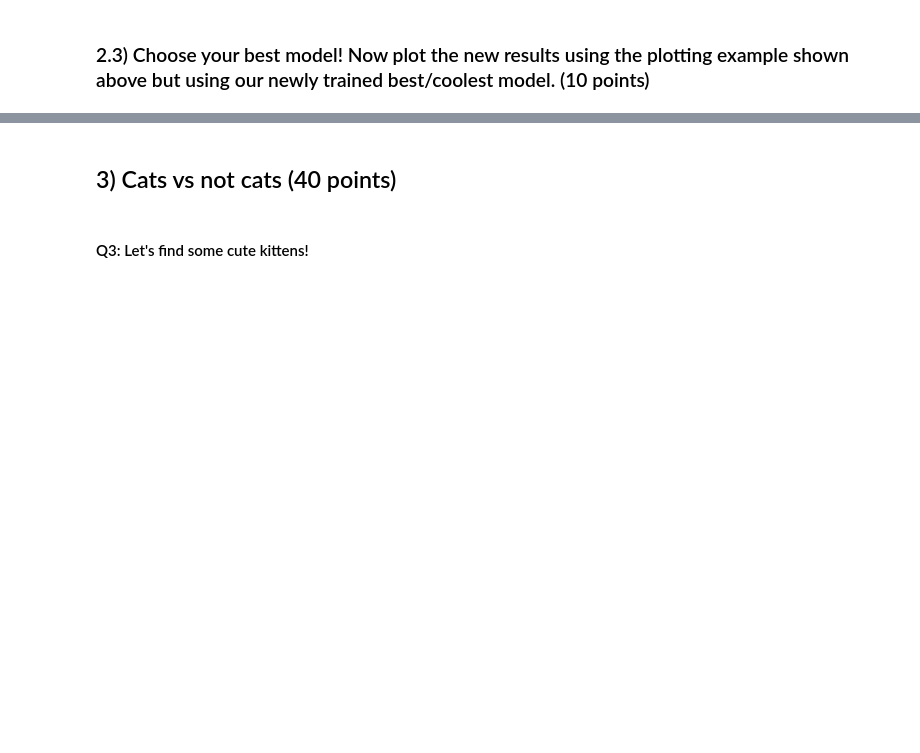
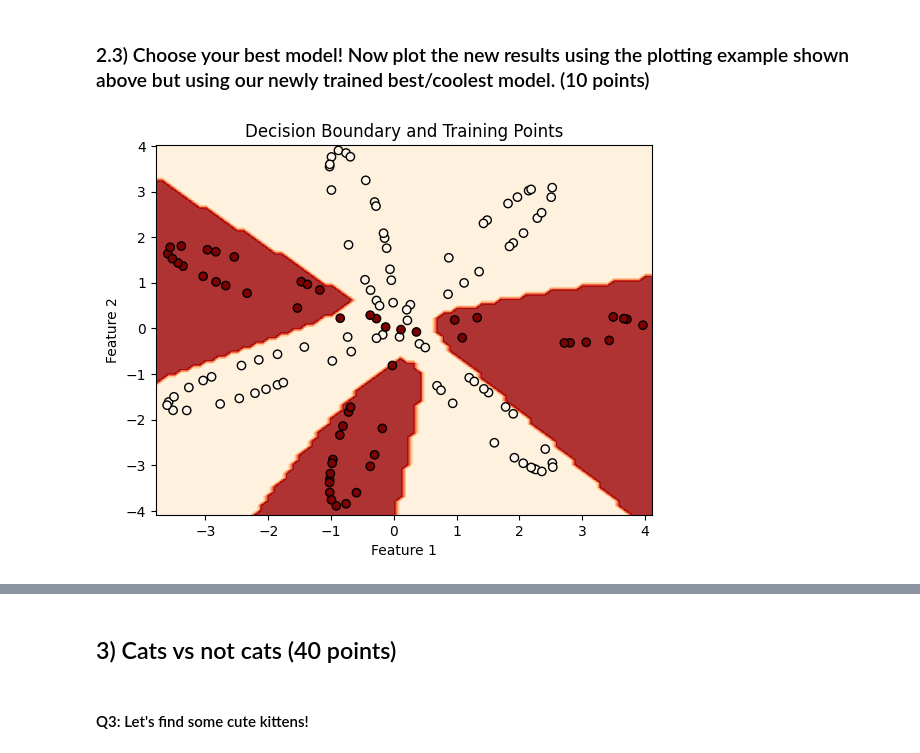
Before and after one commit to TerryYan26/hw3, a Jupyter notebook: HW3_DNNs_&_CNNs.ipynb, the cells around one changed output, grey strips where cells are left out. Saved outputs shown, nothing was run; the diff lists cells and outputs as text; code cells hidden in the pictures; blank space fills up the shorter version.

```diff
--- a/HW3_DNNs_&_CNNs.ipynb
+++ b/HW3_DNNs_&_CNNs.ipynb
@@ -171,2 +450,28 @@ history = model.fit(X_train.astype('float'), y_train, batch_size = 10, epochs =
 # %% [markdown]
 ### 2.3) Choose your best model! Now plot the new results using the plotting example shown above but using our newly trained best/coolest model. (10 points)
+# %%
+import numpy as np
+import matplotlib.pyplot as plt
+
+def testModelKeras(X, y, model, h=0.1, f=1.05):
+    x_min, x_max = X[:, 0].min() * f, X[:, 0].max() * f
+    y_min, y_max = X[:, 1].min() * f, X[:, 1].max() * f
+
+    xmesh, ymesh = np.meshgrid(np.arange(x_min, x_max, h), np.arange(y_min, y_max, h))
+
+    Z = model.predict(np.c_[xmesh.ravel(), ymesh.ravel()])
+    Z = (Z > 0.5) * 1
+    Z = Z.reshape(xmesh.shape)
+
+    # Plot the contour and training points
+    plt.contourf(xmesh, ymesh, Z, alpha=0.8, cmap=plt.cm.OrRd)
+    plt.scatter(X[:, 0], X[:, 1], c=y.flatten(), edgecolors='k', cmap=plt.cm.OrRd)
+    plt.xlabel('Feature 1')
+    plt.ylabel('Feature 2')
+    plt.title('Decision Boundary and Training Points')
+
+testModelKeras(X_test, y_test, model2) # best model is model2
+
+plt.show()
+# %% [output]
+[figure, added]
```
Also changed, not shown: parts of 59 cells of this notebook, 5 other files.
